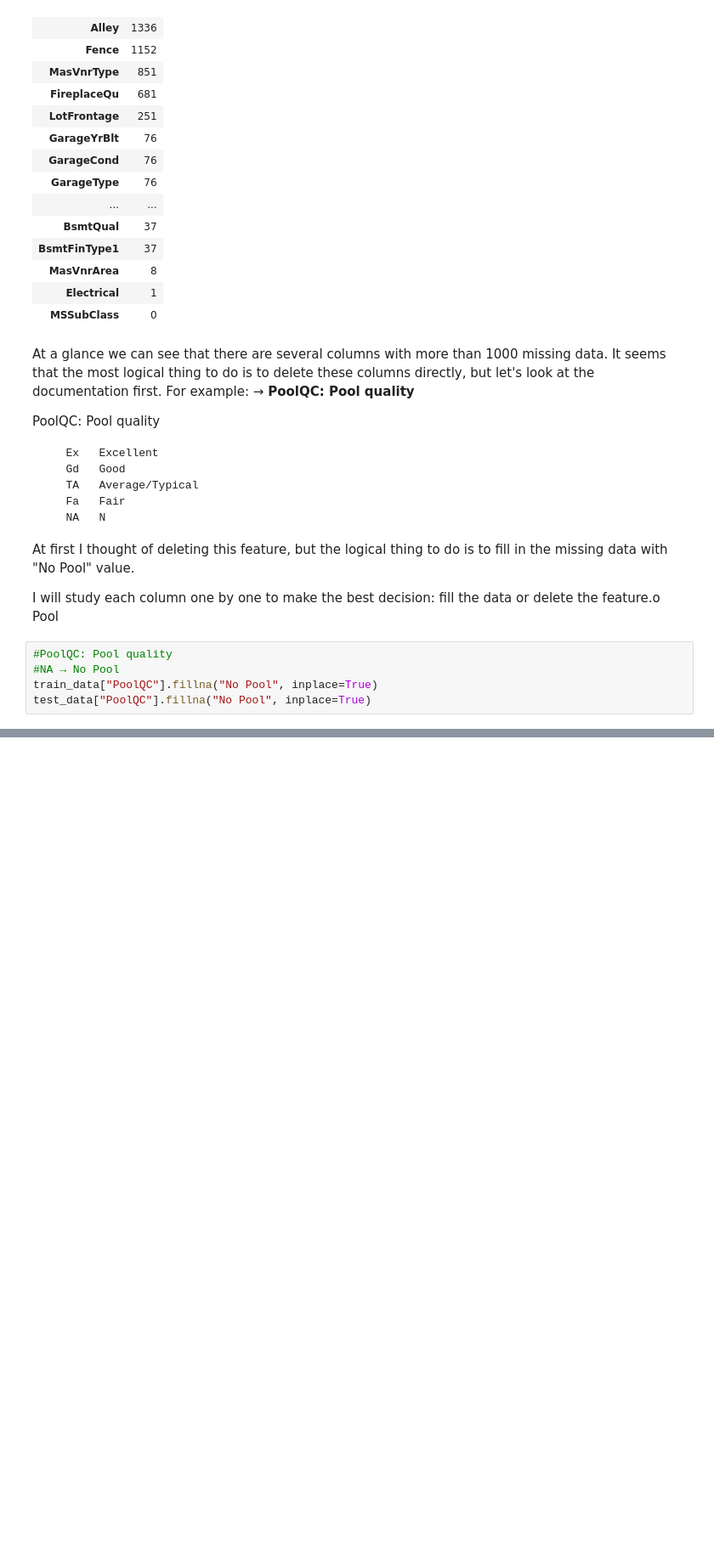
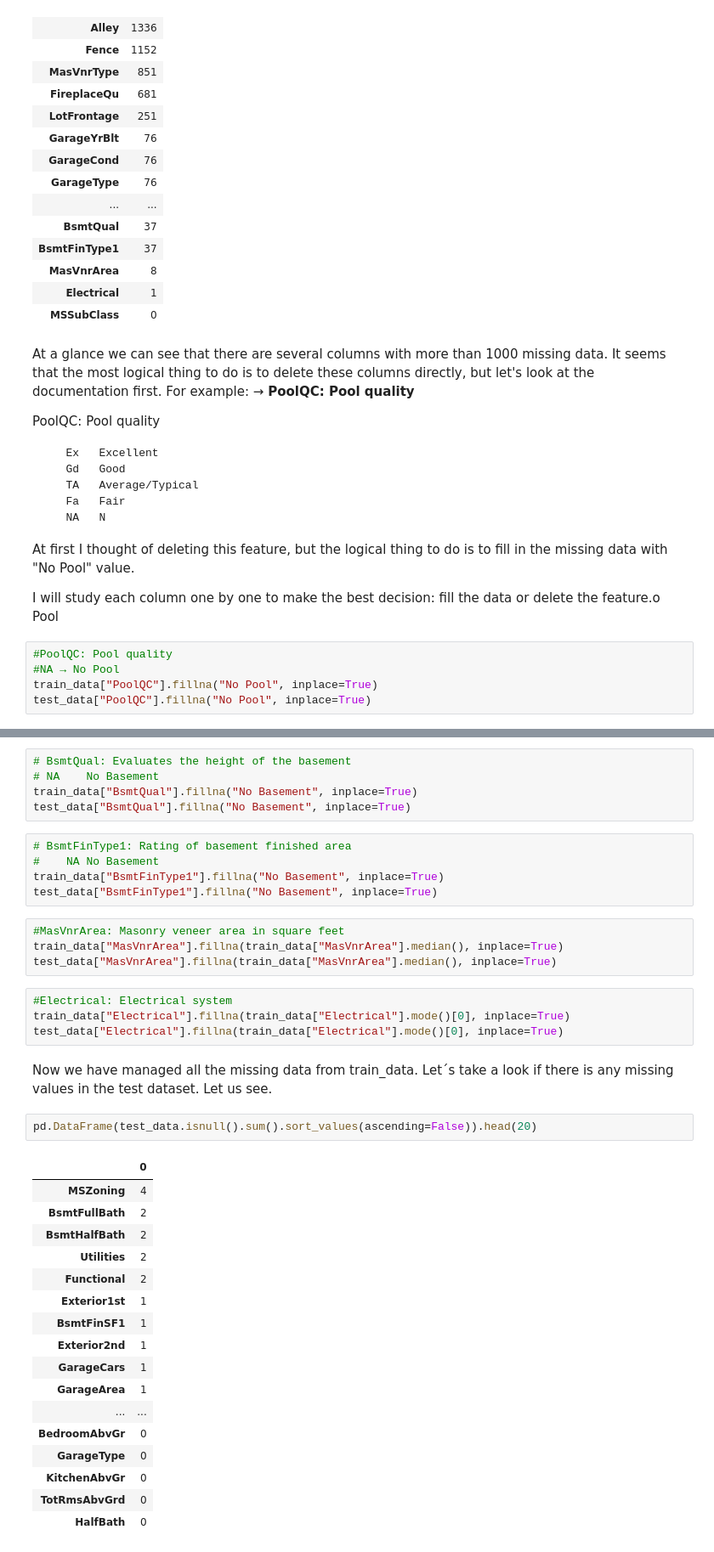
Before and after one commit to mstoychev/Data-Science-Projects, a Jupyter notebook: 2. House Prices/house_prices.ipynb, the cells around one changed output, grey strips where cells are left out. Shown at 85% size. Cells and saved outputs as stored; diff of their text form; blank space fills up the shorter version.

```diff
--- a/2. House Prices/house_prices.ipynb
+++ b/2. House Prices/house_prices.ipynb
@@ -651,0 +726,41 @@ test_data["PoolQC"].fillna("No Pool", inplace=True)
+# %%
+# BsmtQual: Evaluates the height of the basement
+# NA	No Basement
+train_data["BsmtQual"].fillna("No Basement", inplace=True)
+test_data["BsmtQual"].fillna("No Basement", inplace=True)
+# %%
+# BsmtFinType1: Rating of basement finished area
+#    NA	No Basement
+train_data["BsmtFinType1"].fillna("No Basement", inplace=True)
+test_data["BsmtFinType1"].fillna("No Basement", inplace=True)
+# %%
+#MasVnrArea: Masonry veneer area in square feet
+train_data["MasVnrArea"].fillna(train_data["MasVnrArea"].median(), inplace=True)
+test_data["MasVnrArea"].fillna(train_data["MasVnrArea"].median(), inplace=True)
+# %%
+#Electrical: Electrical system
+train_data["Electrical"].fillna(train_data["Electrical"].mode()[0], inplace=True)
+test_data["Electrical"].fillna(train_data["Electrical"].mode()[0], inplace=True)
+# %% [markdown]
+Now we have managed all the missing data from train_data. Let´s take a look if there is any missing values in the test dataset.
+Let us see.
+# %%
+pd.DataFrame(test_data.isnull().sum().sort_values(ascending=False)).head(20)
+# %% [output]
+|  | 0 |
+| MSZoning | 4 |
+| BsmtFullBath | 2 |
+| BsmtHalfBath | 2 |
+| Utilities | 2 |
+| Functional | 2 |
+| Exterior1st | 1 |
+| BsmtFinSF1 | 1 |
+| Exterior2nd | 1 |
+| GarageCars | 1 |
+| GarageArea | 1 |
+| ... | ... |
+| BedroomAbvGr | 0 |
+| GarageType | 0 |
+| KitchenAbvGr | 0 |
+| TotRmsAbvGrd | 0 |
+| HalfBath | 0 |
```
Also changed, not shown: parts of 22 cells of this notebook.
